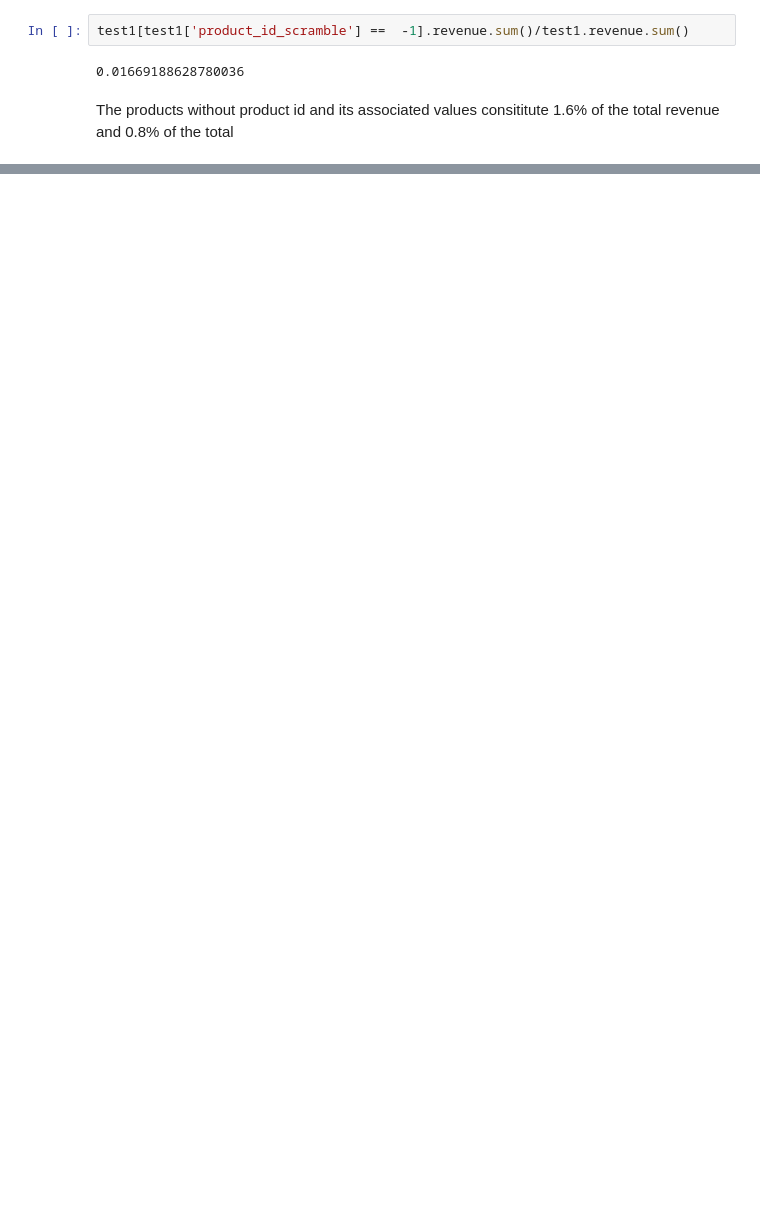
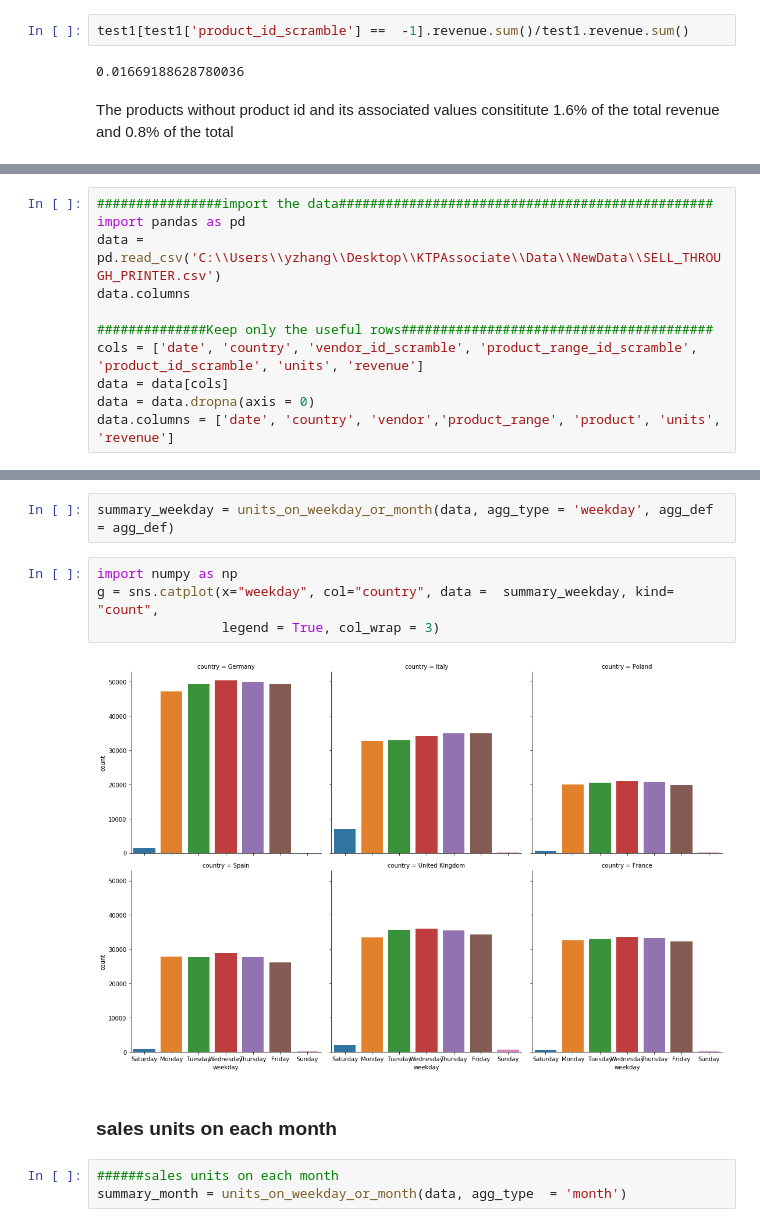
Before and after one commit to xiaobenbenecho/TimeSeriesPredict, a Jupyter notebook: ProjectData_Sell_Through/EDA.ipynb, the cells around one changed output, grey strips where cells are left out. Drawn from its saved outputs; the diff is of its cells as text; blank space fills up the shorter version.

```diff
--- a/ProjectData_Sell_Through/EDA.ipynb
+++ b/ProjectData_Sell_Through/EDA.ipynb
@@ -213,0 +217,11 @@ The products without product id and its associated values consititute 1.6% of th
+# %%
+################import the data################################################
+import pandas as pd
+data = pd.read_csv('C:\\Users\\yzhang\\Desktop\\KTPAssociate\\Data\\NewData\\SELL_THROUGH_PRINTER.csv')
+data.columns
+
+##############Keep only the useful rows########################################
+cols = ['date', 'country', 'vendor_id_scramble', 'product_range_id_scramble', 'product_id_scramble', 'units', 'revenue']
+data = data[cols]
+data = data.dropna(axis = 0)
+data.columns = ['date', 'country', 'vendor','product_range', 'product', 'units', 'revenue']
@@ -213,0 +237,13 @@ The products without product id and its associated values consititute 1.6% of th
+# %%
+summary_weekday = units_on_weekday_or_month(data, agg_type = 'weekday', agg_def = agg_def)
+# %%
+import numpy as np
+g = sns.catplot(x="weekday", col="country", data =  summary_weekday, kind= "count",
+                legend = True, col_wrap = 3)
+# %% [output]
+[figure, added]
+# %% [markdown]
+### sales units on each month
+# %%
+######sales units on each month
+summary_month = units_on_weekday_or_month(data, agg_type  = 'month')
```
Also changed, not shown: parts of 34 cells of this notebook, 12 other files.
